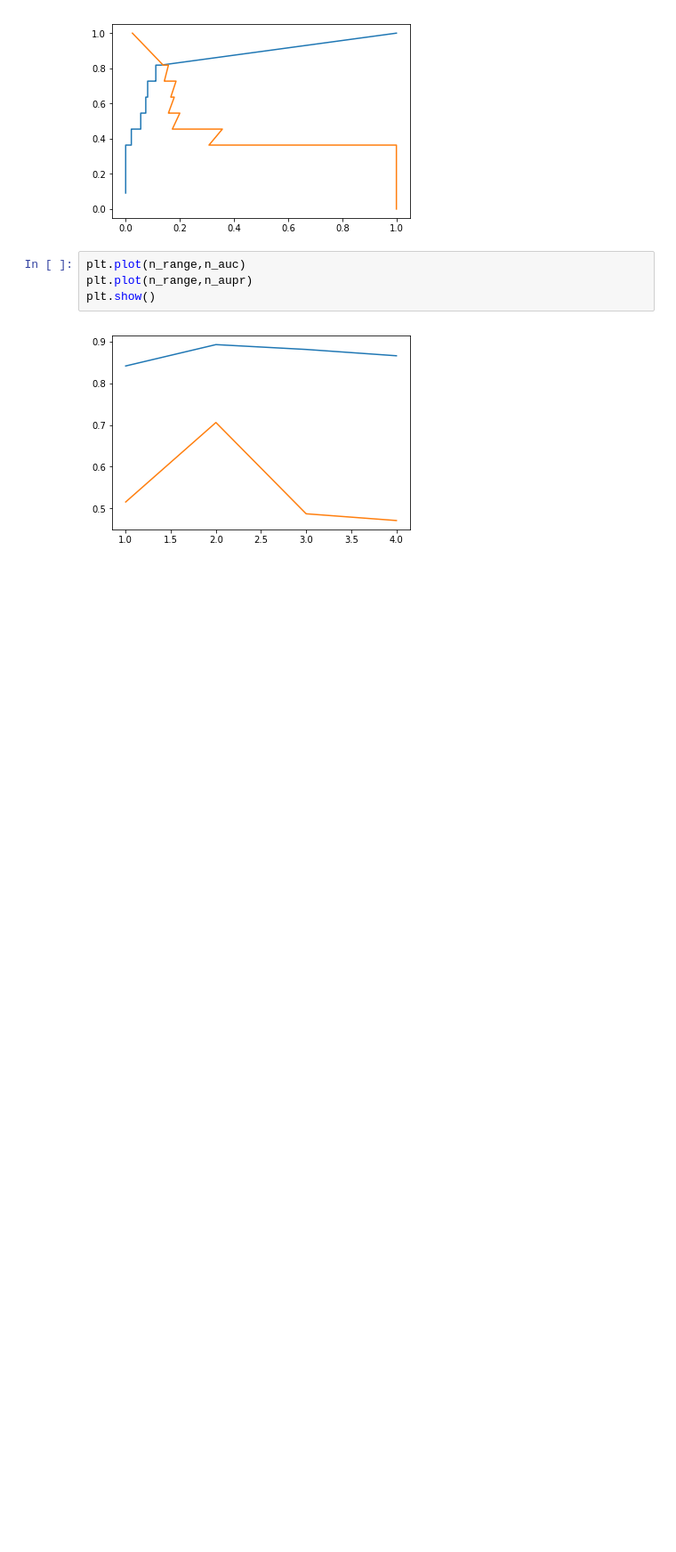
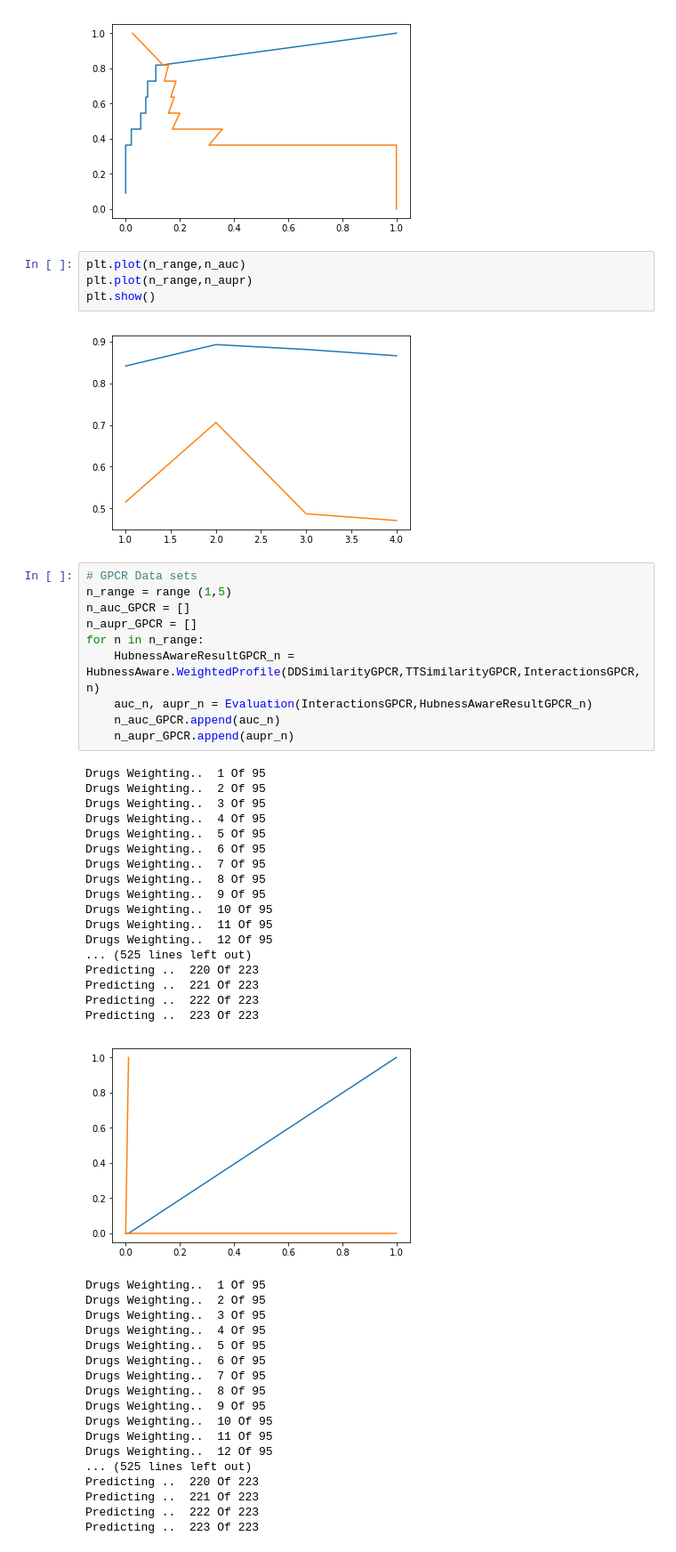
Before and after one commit to AbdullahAlZoabi/Drug-Target-Interaction-Prediction, a Jupyter notebook: DrugTargetProjectEvaluation.ipynb, the cells around one changed output. Shown: that part at 89% size. Drawn from its saved outputs; the diff is of its cells as text; blank space fills up the shorter version.

Commit message:
gpcr n neighbors decide

```diff
--- a/DrugTargetProjectEvaluation.ipynb
+++ b/DrugTargetProjectEvaluation.ipynb
@@ -227,3 +228,49 @@ plt.plot(n_range,n_aupr)
 plt.show()
 # %% [output]
 [figure]
+# %%
+# GPCR Data sets
+n_range = range (1,5)
+n_auc_GPCR = []
+n_aupr_GPCR = []
+for n in n_range:
+    HubnessAwareResultGPCR_n = HubnessAware.WeightedProfile(DDSimilarityGPCR,TTSimilarityGPCR,InteractionsGPCR,n)
+    auc_n, aupr_n = Evaluation(InteractionsGPCR,HubnessAwareResultGPCR_n)
+    n_auc_GPCR.append(auc_n)
+    n_aupr_GPCR.append(aupr_n)
+# %% [output]
+Drugs Weighting..  1 Of 95
+Drugs Weighting..  2 Of 95
+Drugs Weighting..  3 Of 95
+Drugs Weighting..  4 Of 95
+Drugs Weighting..  5 Of 95
+Drugs Weighting..  6 Of 95
+Drugs Weighting..  7 Of 95
+Drugs Weighting..  8 Of 95
+Drugs Weighting..  9 Of 95
+Drugs Weighting..  10 Of 95
+Drugs Weighting..  11 Of 95
+Drugs Weighting..  12 Of 95
+... (525 lines left out)
+Predicting ..  220 Of 223
+Predicting ..  221 Of 223
+Predicting ..  222 Of 223
+Predicting ..  223 Of 223
+[figure, added]
+Drugs Weighting..  1 Of 95
+Drugs Weighting..  2 Of 95
+Drugs Weighting..  3 Of 95
+Drugs Weighting..  4 Of 95
+Drugs Weighting..  5 Of 95
+Drugs Weighting..  6 Of 95
+Drugs Weighting..  7 Of 95
+Drugs Weighting..  8 Of 95
+Drugs Weighting..  9 Of 95
+Drugs Weighting..  10 Of 95
+Drugs Weighting..  11 Of 95
+Drugs Weighting..  12 Of 95
+... (525 lines left out)
+Predicting ..  220 Of 223
+Predicting ..  221 Of 223
+Predicting ..  222 Of 223
+Predicting ..  223 Of 223
```
Also changed, not shown: parts of 3 cells of this notebook.
